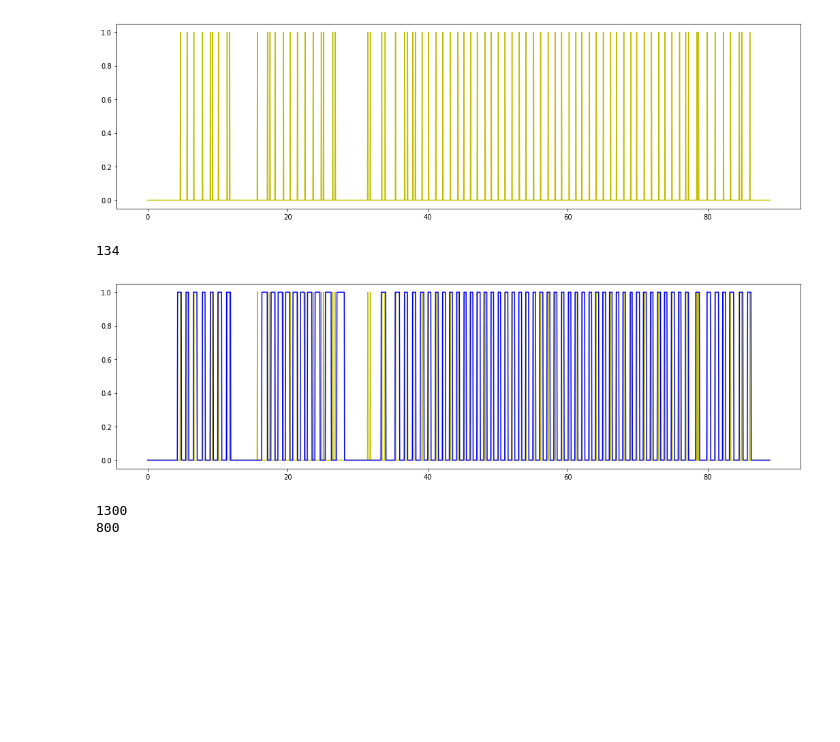
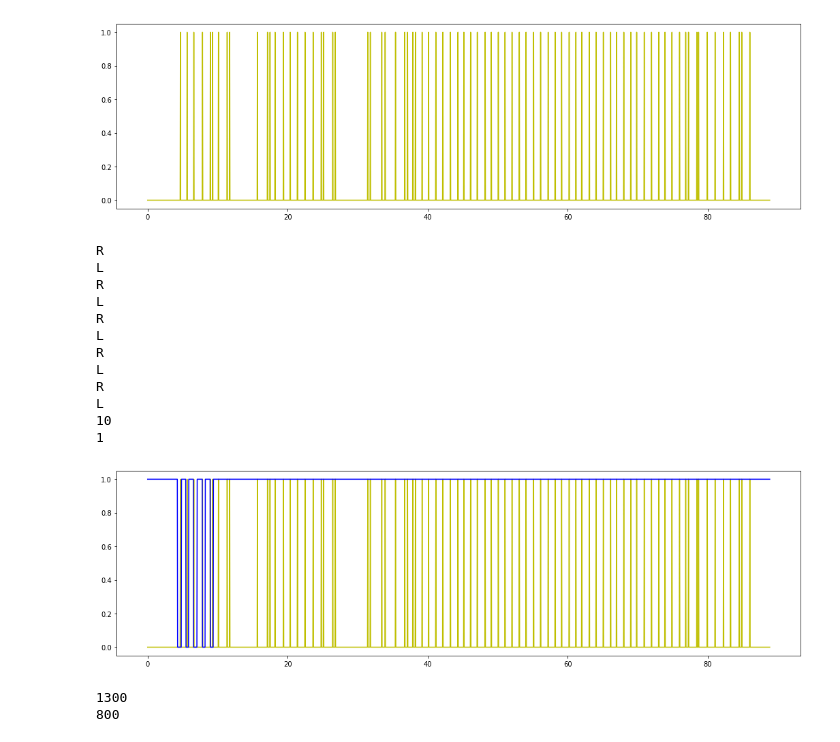
Before and after one commit to czyi/StepCounting, a Jupyter notebook: lstm_windowed_1.ipynb, the cells around one changed output. Cells and saved outputs as stored; diff of their text form; code cells hidden in the pictures; blank space fills up the shorter version.

```diff
--- a/lstm_windowed_1.ipynb
+++ b/lstm_windowed_1.ipynb
@@ -6,7 +6,7 @@ import tensorflow as tf
 import math
 import re
 # %%
-f_sensor=open('weallwalk/T1_ID1_1L_GD_iPhoneSensors.csv')
+f_sensor=open('weallwalk/sensor/iPhoneSensors_T1_ID1_1L_GD.csv')
 dataset=pd.read_csv(f_sensor)
 #dataset.head(10)
 
@@ -29,44 +29,61 @@ plt.show()
 (2222, 1)
 [figure]
 # %%
-f = open('weallwalk/T1_ID1_GD.xml')
+f = open('weallwalk/xml/T1_ID1_GD.xml')
 cts = f.read()
 f.close()
 
 p_foot = re.compile(r'<WhichFoot>(.*?)</WhichFoot>')
 all_foot = p_foot.findall(cts)
 
 p_time = re.compile(r'<Time>(.*?)</Time>')
 all_time = p_time.findall(cts)
 
 strike_times = []
-for i in range(len(all_foot)):
-    strike_times.append([float(all_time[i]), all_foot[i]])
+# for i in range(len(all_foot)):
+for i in range(10):
+    print(all_foot[i])
+    if(all_foot[i]=='L'): #L1 R0
+        strike_times.append([float(all_time[i]), 1])
+    else:
+        strike_times.append([float(all_time[i]), 0])
 
 print(len(strike_times))
 
 # left - 0, right = 1
 strike_times.append([len(data_x)/25.0, 'E'])
-step_direct = 0
+step_direct = 1-strike_times[0][1]
+print(step_direct)
 window_y = []
 strike_index=0
 for i in range(len(data_x)):
     if(strike_index<len(strike_times) and i/25.0 < strike_times[strike_index][0]):
         window_y.append([step_direct])
     else:
         step_direct = 1-step_direct
         strike_index += 1
         window_y.append([step_direct])
 
 # print window_y
 plt.figure(figsize=(18, 5))
 plt.plot([i[0] for i in data_x], [i[0] for i in data_y], 'y')
 plt.plot([i[0] for i in data_x], [i[0] for i in window_y], 'b')
 #plt.plot([i[0] for i in data_x], [i[6] for i in data_x], 'r')
 plt.show()
 # %% [output]
-134
+R
+L
+R
+L
+R
+L
+R
+L
+R
+L
+10
+1
-[figure, old version]
+[figure, new version]
 # %%
 # Training Parameters
 learning_rate = 0.5
```
Also changed, not shown: 35 other files.
